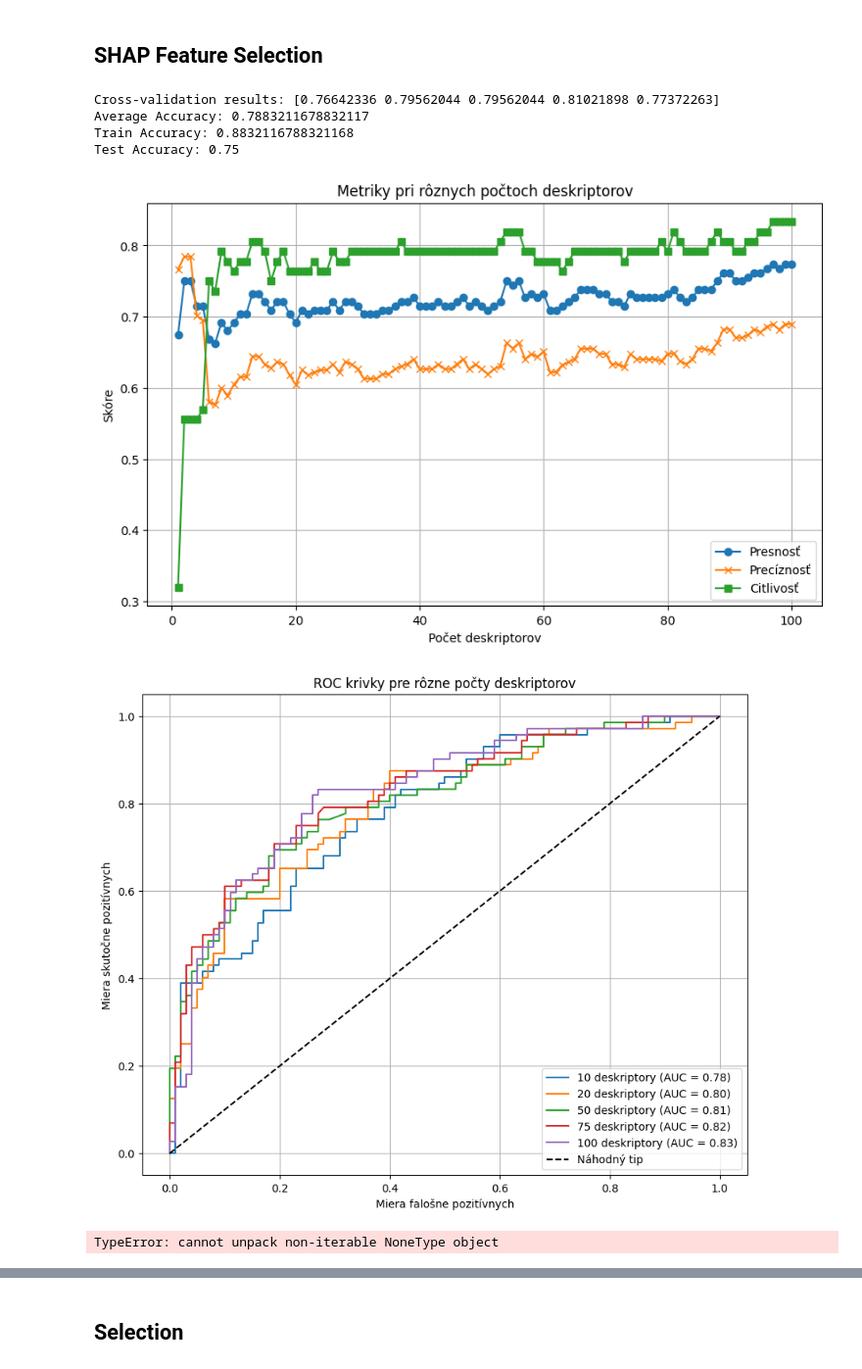
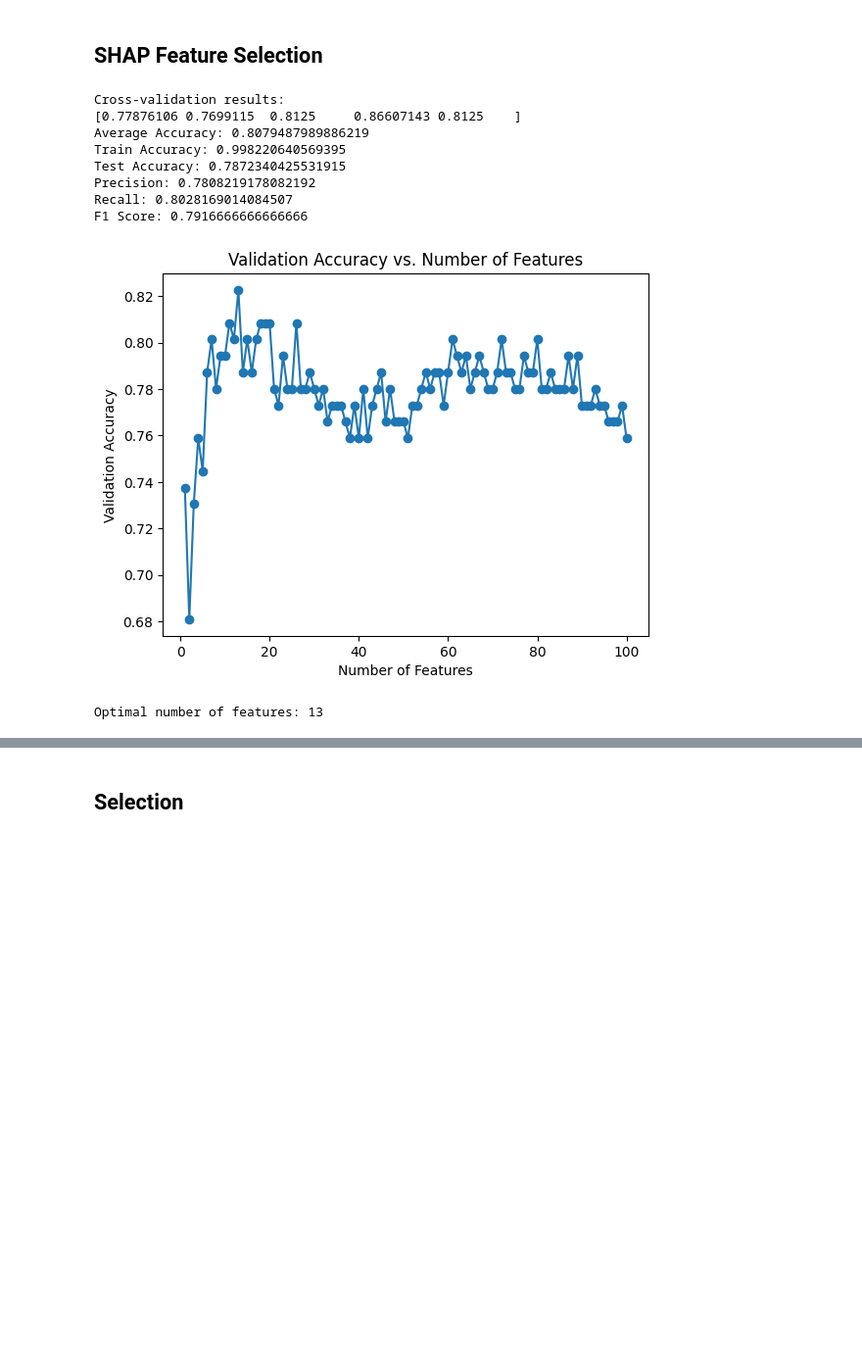
Before and after one commit to zjavkovam/DP-QSAR-Skin-Irritation, a Jupyter notebook: FeatureSelection.ipynb, the cells around one changed output, grey strips where cells are left out. Shown at 98% size. Drawn from its saved outputs; the diff is of its cells as text; code cells hidden in the pictures; blank space fills up the shorter version.

```diff
--- a/FeatureSelection.ipynb
+++ b/FeatureSelection.ipynb
@@ -32,4 +20,0 @@ df.head()
-# %%
-file_path = 'Features/rabbit_b_corrvar.xlsx'
-df = pd.read_excel(file_path)
-df.head()
@@ -187,7 +158,7 @@ for alpha in alphas:
 
 
     # XGBoost model
-    xgb = XGBClassifier()
+    xgb = XGBClassifier(objective='binary:logistic')
     xgb.fit(X_train_lasso, y_train)
     y_pred_xgb = xgb.predict(X_test_lasso)
     accuracies['XGBoost'].append(accuracy_score(y_test, y_pred_xgb))
@@ -284,11 +235,2 @@ feature_names_Lasso
-# %%
-selected_features = feature_names_Lasso
-selected_features.append("Irritation")
-
-# Convert to DataFrame
-df_selected = df[selected_features]
-
-# Export to Excel
-df_selected.to_excel("Features/Rabbit_LAsso.xlsx", index=False)
 # %% [markdown]
 ## Models
@@ -549,9 +489,9 @@ def kernel_sort_features(model, X_train):
 SHAP_Feature_selection = []
 # %%
 def find_best_num_features(X_train, y_train, X_test, y_test, model, max_features=100):
-    #sorted_idx = xgboost_sort_features(model, X_train)
+    sorted_idx = xgboost_sort_features(model, X_train)
     #sorted_idx = tree_sort_features(model, X_train)
-    sorted_idx = kernel_sort_features(model, X_train)
+    #sorted_idx = kernel_sort_features(model, X_train)
 
     validation_accuracies = []
     train_accuracies = []
@@ -654,18 +594,21 @@ def full_feature_analysis(X_train, y_train, X_test, y_test, model, max_features=
 # %%
 
 # Split the dataset into training and testing sets
 X_train, X_test, y_train, y_test = train_test_split(X, y, test_size=0.2, stratify=y)
-rf_model = Support_vector_machine(X_train, y_train, X_test, y_test)
+xgb_model = xgboost(X_train, y_train, X_test, y_test)
 
-X_train_selected, X_test_selected = full_feature_analysis(X_train, y_train, X_test, y_test, rf_model)
+X_train_selected, X_test_selected = find_best_num_features(X_train, y_train, X_test, y_test, xgb_model)
 # %% [output]
-Cross-validation results: [0.76642336 0.79562044 0.79562044 0.81021898 0.77372263]
-Average Accuracy: 0.7883211678832117
-Train Accuracy: 0.8832116788321168
-Test Accuracy: 0.75
+Cross-validation results:
+[0.77876106 0.7699115  0.8125     0.86607143 0.8125    ]
+Average Accuracy: 0.8079487989886219
+Train Accuracy: 0.998220640569395
+Test Accuracy: 0.7872340425531915
+Precision: 0.7808219178082192
+Recall: 0.8028169014084507
+F1 Score: 0.7916666666666666
-[figure, old version]
+[figure, new version]
-[figure, removed]
-TypeError: cannot unpack non-iterable NoneType object
+Optimal number of features: 13
 # %%
 for i in range(1,21):
     print(i)
```
Also changed, not shown: parts of 34 cells of this notebook, 12 other files.
